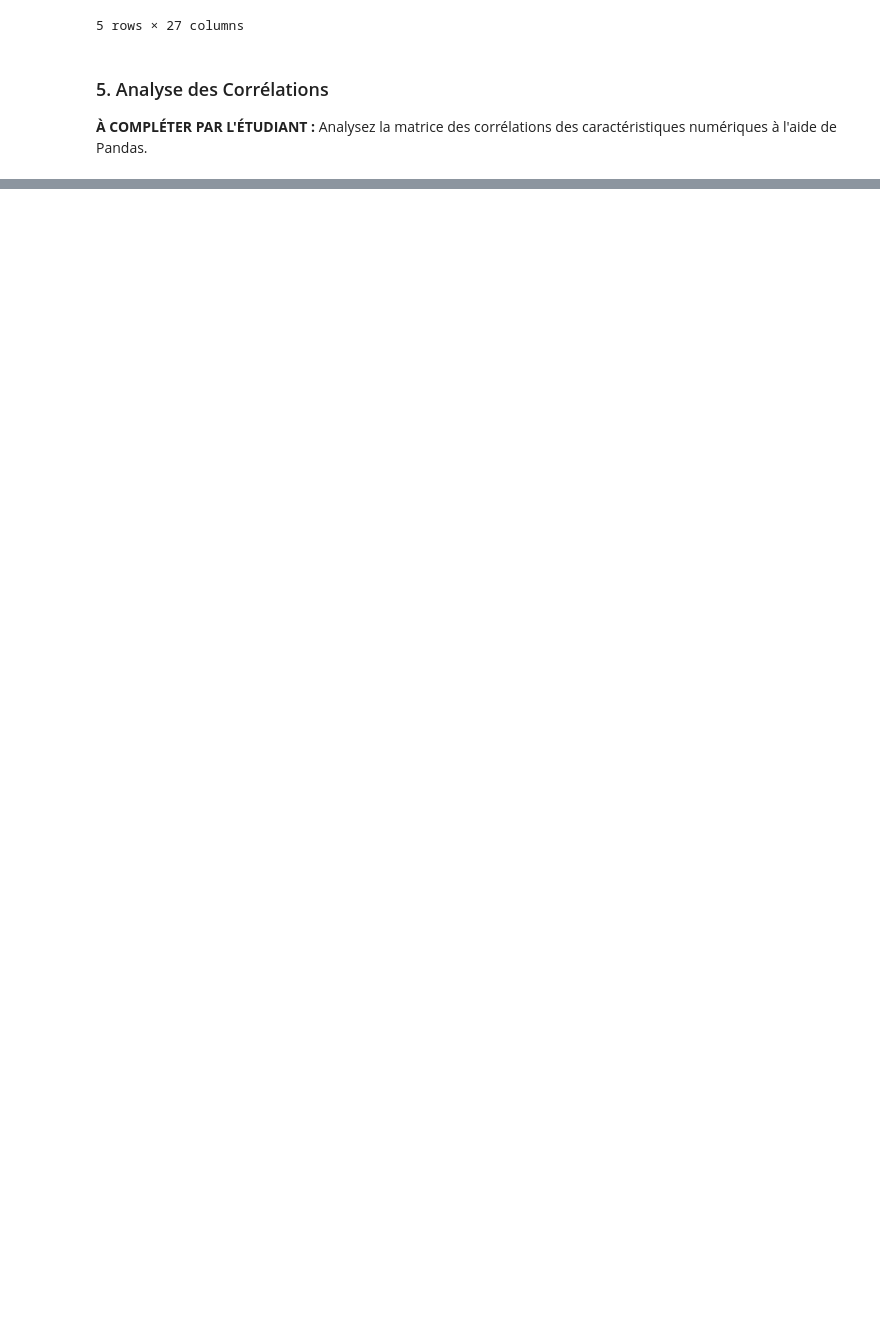
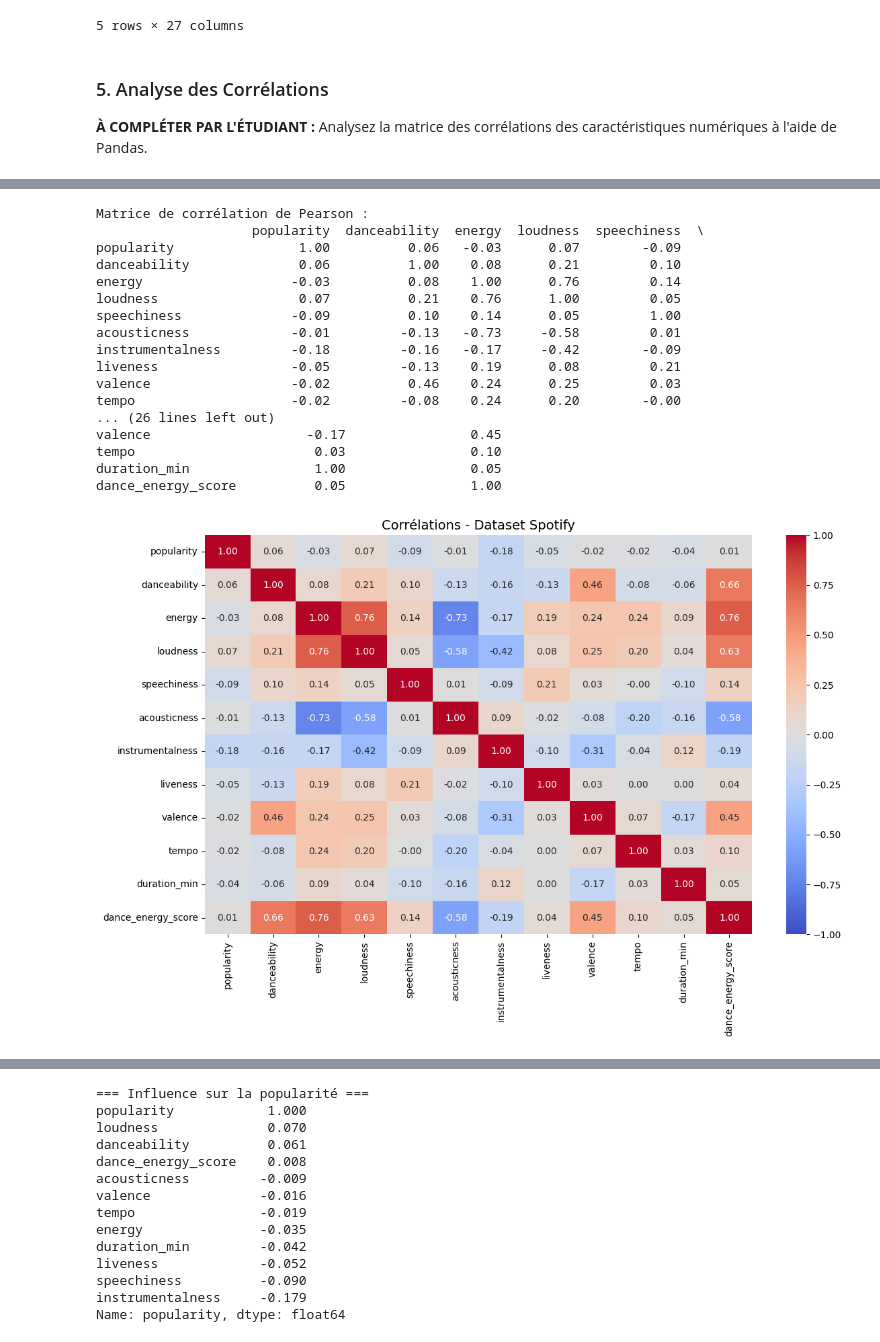
Before and after one commit to aya550/aptispace-datascience-projet, a Jupyter notebook: notebooks/04_eda.ipynb, the cells around one changed output, grey strips where cells are left out. Saved outputs shown, nothing was run; the diff lists cells and outputs as text; code cells hidden in the pictures; blank space fills up the shorter version.

```diff
--- a/notebooks/04_eda.ipynb
+++ b/notebooks/04_eda.ipynb
@@ -179,0 +173,60 @@ KeyError: "None of [Index(['value', 'hour', 'dayofweek'], dtype='str')] are in t
+# %%
+# TODO: Calculer les corrélations linéaires (Pearson ou Spearman)
+colonnes = [
+    'popularity', 'danceability', 'energy',
+    'loudness', 'speechiness', 'acousticness',
+    'instrumentalness', 'liveness', 'valence',
+    'tempo', 'duration_min', 'dance_energy_score'
+]
+
+matrice_pearson = df_feat[colonnes].corr(method='pearson')
+print("Matrice de corrélation de Pearson :")
+print(matrice_pearson.round(2))
+
+# Visualisation
+fig, ax = plt.subplots(figsize=(12, 8))
+sns.heatmap(matrice_pearson, annot=True, fmt='.2f',
+            cmap='coolwarm', vmin=-1, vmax=1, ax=ax)
+ax.set_title("Corrélations - Dataset Spotify", fontsize=14)
+plt.tight_layout()
+plt.show()
+
+# Histogramme de la popularité
+fig, ax = plt.subplots(figsize=(10, 5))
+sns.histplot(df_feat['popularity'], kde=True, color='#1DB954', ax=ax)
+ax.set_title("Distribution de la Popularité", fontsize=14)
+plt.show()
+
+# Boxplot par genre (Top 10)
+top10 = df_feat.groupby('track_genre')['popularity'].mean().sort_values(ascending=False).head(10).index
+df_top10 = df_feat[df_feat['track_genre'].isin(top10)]
+
+fig, ax = plt.subplots(figsize=(14, 6))
+sns.boxplot(data=df_top10, x='track_genre', y='popularity', ax=ax)
+ax.set_title("Distribution de la popularité par genre (Top 10)", fontsize=14)
+plt.xticks(rotation=45)
+plt.show()
+
+
+# Ce qui influence la popularité
+print("\n=== Influence sur la popularité ===")
+print(matrice_pearson['popularity'].sort_values(ascending=False).round(3))
+# %% [output]
+Matrice de corrélation de Pearson :
+                    popularity  danceability  energy  loudness  speechiness  \
+popularity                1.00          0.06   -0.03      0.07        -0.09
+danceability              0.06          1.00    0.08      0.21         0.10
+energy                   -0.03          0.08    1.00      0.76         0.14
+loudness                  0.07          0.21    0.76      1.00         0.05
+speechiness              -0.09          0.10    0.14      0.05         1.00
+acousticness             -0.01         -0.13   -0.73     -0.58         0.01
+instrumentalness         -0.18         -0.16   -0.17     -0.42        -0.09
+liveness                 -0.05         -0.13    0.19      0.08         0.21
+valence                  -0.02          0.46    0.24      0.25         0.03
+tempo                    -0.02         -0.08    0.24      0.20        -0.00
+... (26 lines left out)
+valence                    -0.17                0.45
+tempo                       0.03                0.10
+duration_min                1.00                0.05
+dance_energy_score          0.05                1.00
+[figure, added]
@@ -179,0 +235,14 @@ KeyError: "None of [Index(['value', 'hour', 'dayofweek'], dtype='str')] are in t
+=== Influence sur la popularité ===
+popularity            1.000
+loudness              0.070
+danceability          0.061
+dance_energy_score    0.008
+acousticness         -0.009
+valence              -0.016
+tempo                -0.019
+energy               -0.035
+duration_min         -0.042
+liveness             -0.052
+speechiness          -0.090
+instrumentalness     -0.179
+Name: popularity, dtype: float64
```
Also changed, not shown: parts of 2 cells of this notebook, 1 other file.
